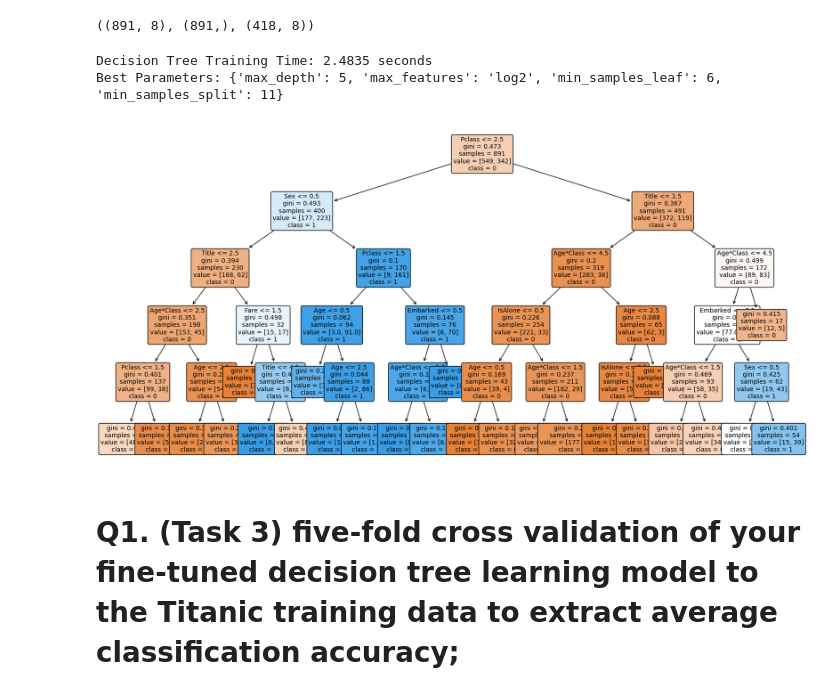
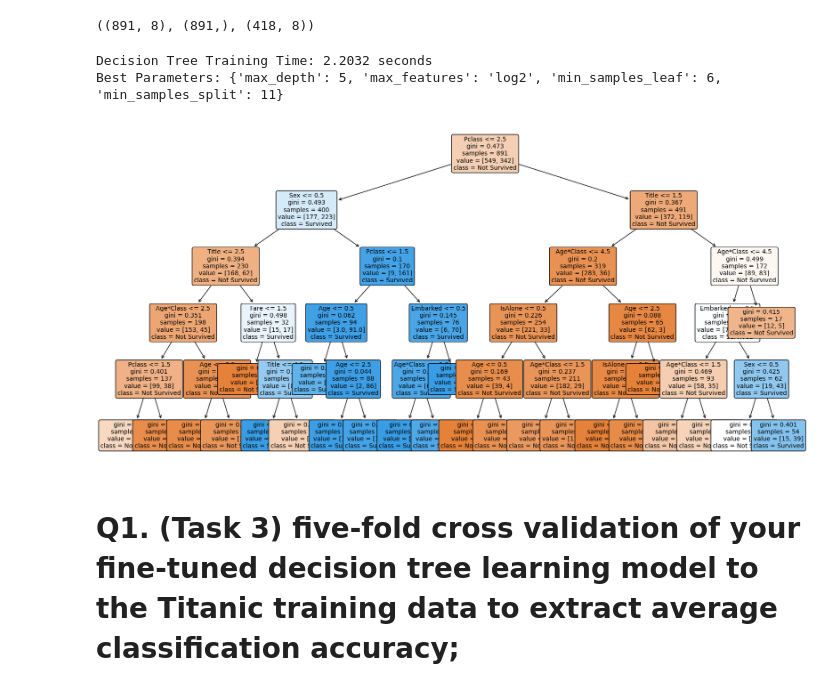
Before and after one commit to manideep-17/dm-hw, a Jupyter notebook: hw.ipynb, the cells around one changed output. Cells and saved outputs as stored; diff of their text form; code cells hidden in the pictures.

Commit message:
modified class names, from 0,1 to Not survived, Survived.

```diff
--- a/hw.ipynb
+++ b/hw.ipynb
@@ -129,36 +124,36 @@ params = {
 
 start_time = time.time()
 random_search = RandomizedSearchCV(
     estimator=tree,
     param_distributions=params,
     n_iter=100,
     cv=5,
     scoring='accuracy',
     n_jobs=-1,
     random_state=42
 )
 
 random_search.fit(X_train, Y_train)
 end_time = time.time()
 print(f"Decision Tree Training Time: {end_time - start_time:.4f} seconds")
 
 best_tree = random_search.best_estimator_
 print("Best Parameters:", random_search.best_params_)
 
 plt.figure(figsize=(20, 10))
 plot_tree(
     best_tree,
     feature_names=X_train.columns,
-    class_names=np.unique(Y_train).astype(str),
+    class_names=['Not Survived', 'Survived'],
     filled=True,
     rounded=True,
     fontsize=10
 )
 plt.show()
 # %% [output]
-Decision Tree Training Time: 2.4835 seconds
+Decision Tree Training Time: 2.2032 seconds
 Best Parameters: {'max_depth': 5, 'max_features': 'log2', 'min_samples_leaf': 6, 'min_samples_split': 11}
-[figure, old version]
+[figure, new version]
 # %% [markdown]
 # Q1. (Task 3) five-fold cross validation of your fine-tuned decision tree learning model to the Titanic training data to extract average classification accuracy;
 # %%
```
Also changed, not shown: parts of 4 cells of this notebook.
